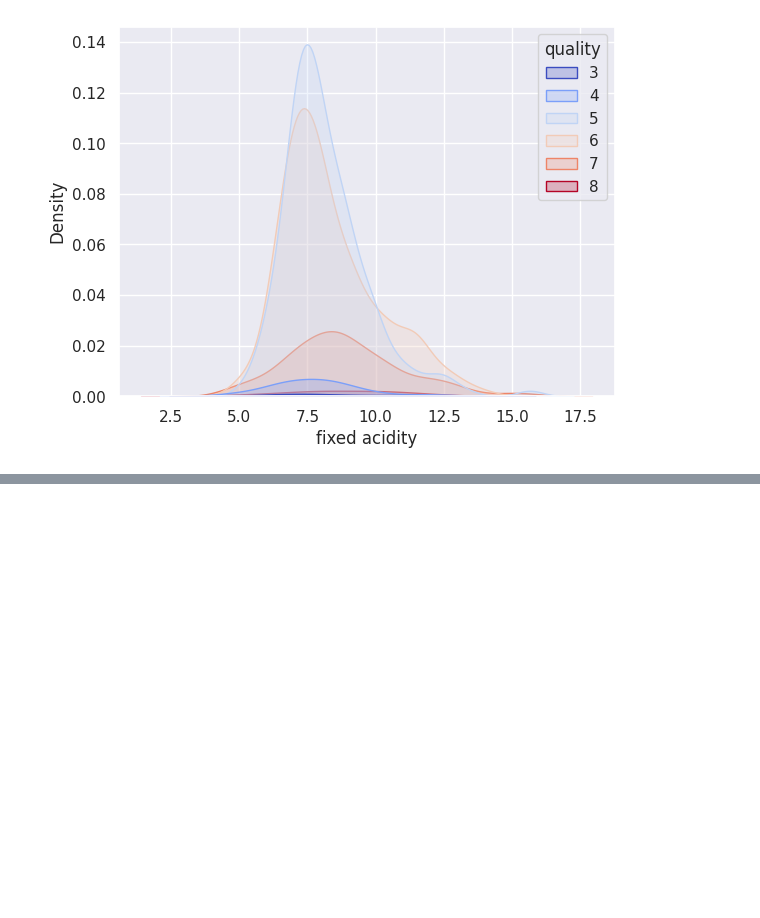
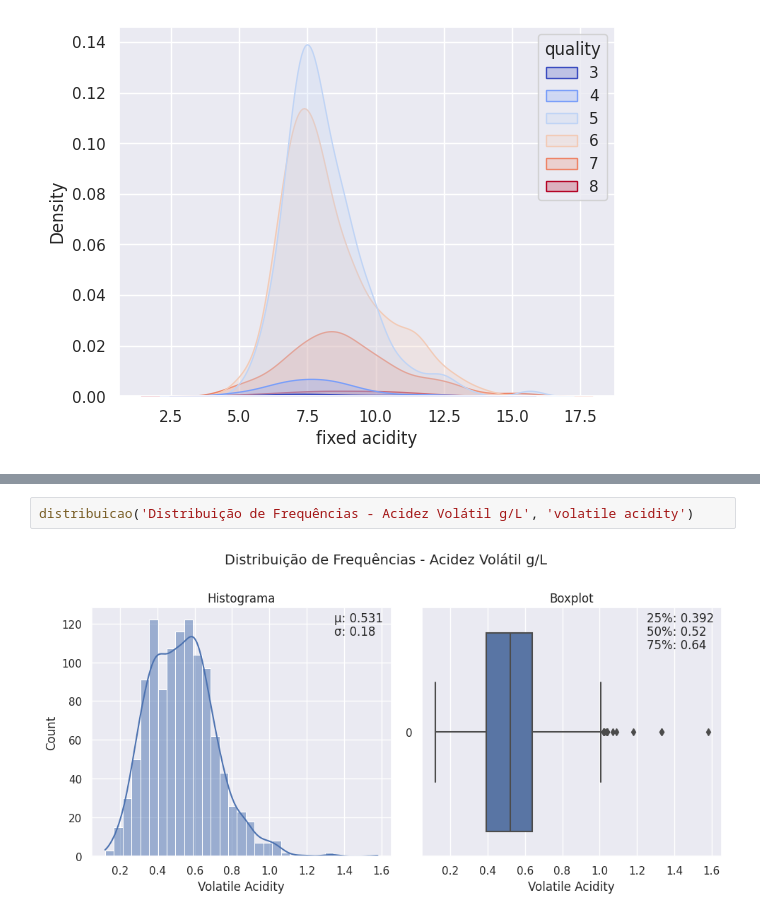
Before and after one commit to jmacedo91/01-World-Population-Data-Analysis, a Jupyter notebook: 002 - Wine Quality EDA and Classification.ipynb, the cells around one changed output, grey strips where cells are left out. Drawn from its saved outputs; the diff is of its cells as text; blank space fills up the shorter version.

```diff
--- a/002 - Wine Quality EDA and Classification.ipynb
+++ b/002 - Wine Quality EDA and Classification.ipynb
@@ -241,0 +254,4 @@ Os vinhos avaliados com melhor qualidade apresentaram valores médios de acidez
+# %%
+distribuicao('Distribuição de Frequências - Acidez Volátil g/L', 'volatile acidity')
+# %% [output]
+[figure, added]
```
Also changed, not shown: parts of 15 cells of this notebook.
